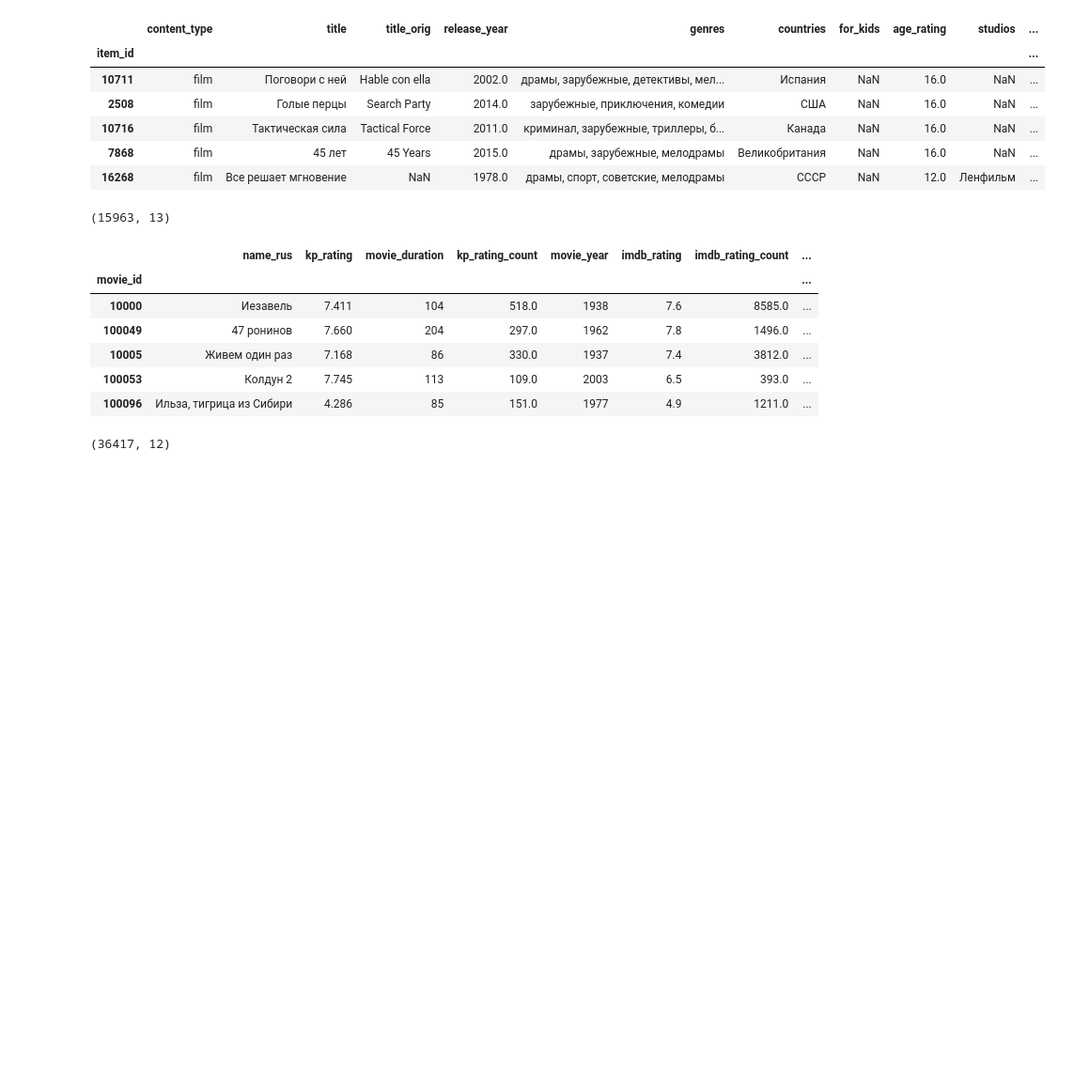
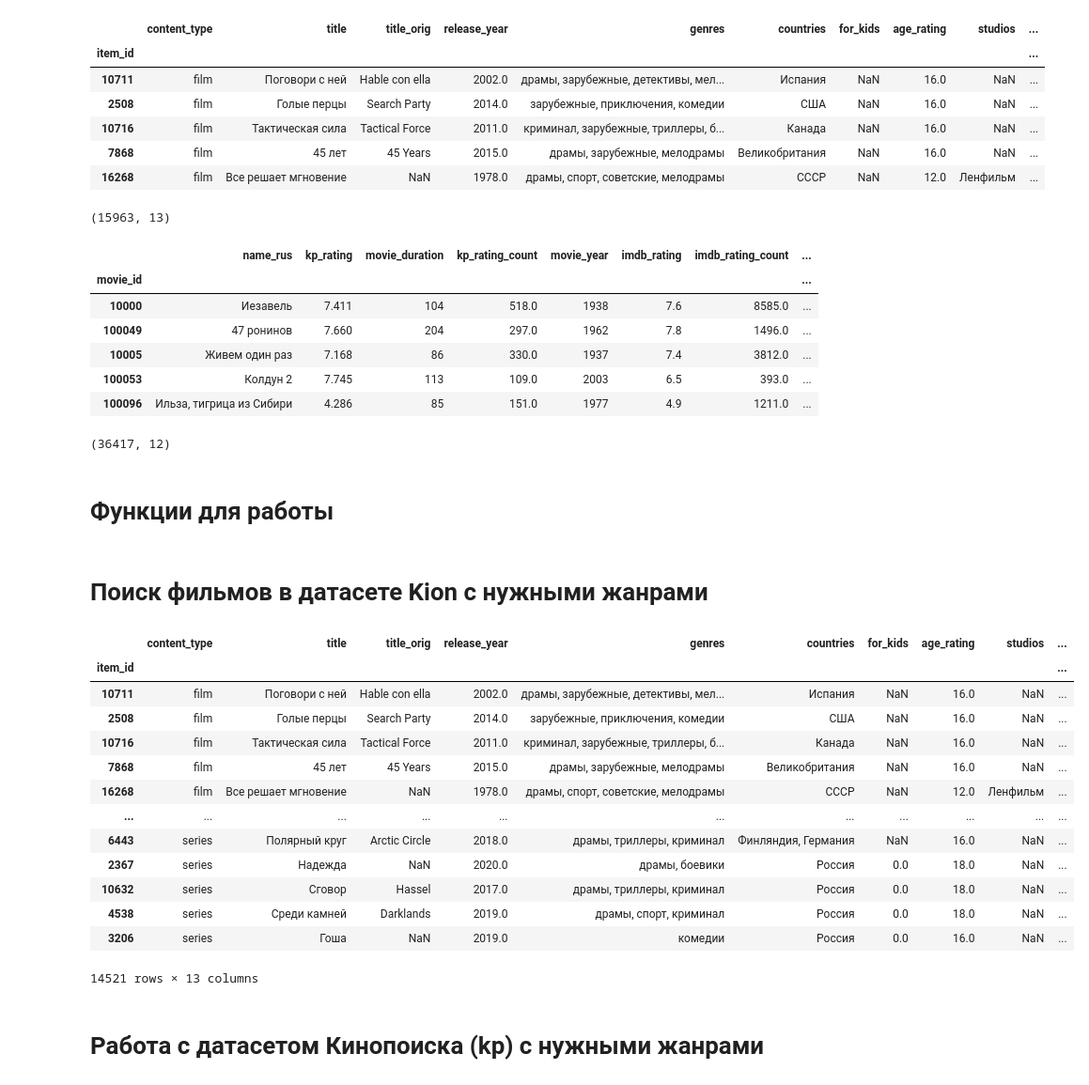
Before and after one commit to dann1erel/movie_rec_system, a Jupyter notebook: services/data_processing.ipynb, the cells around one changed output. Shown at 94% size. Saved outputs shown, nothing was run; the diff lists cells and outputs as text; code cells hidden in the pictures; blank space fills up the shorter version.

```diff
--- a/services/data_processing.ipynb
+++ b/services/data_processing.ipynb
@@ -55,0 +54,50 @@ kp = kp.dropna(subset=['genres'])
+# %% [markdown]
+# Функции для работы
+# %%
+def get_genres(df):
+    genres_raw = df['genres'].unique().tolist()
+    genres = []
+
+    for genre in genres_raw:
+        if ', ' in genre:
+            genres.extend(genre.split(', '))
+        else:
+            genres.append(genre)
+
+    genres = set(genres)
+    i = 0
+    d = {genre: 0 for genre in genres}
+
+    for item in df['genres']:
+        for genre in genres:
+            if genre in item:
+                d[genre] += 1
+    d = list(dict(sorted(d.items(), key=lambda item: item[1], reverse=True)[:20]).keys())
+    return d
+
+
+def get_films_with_genres(df):
+    genres = get_genres(df)
+    pattern = '|'.join(genres)
+    return df[df['genres'].str.contains(pattern, regex=True)]
+# %% [markdown]
+# Поиск фильмов в датасете Kion с нужными жанрами
+# %%
+get_films_with_genres(kion)
+# %% [output]
+|  | content_type | title | title_orig | release_year | genres | countries | for_kids | age_rating | studios | ... |
+| item_id |  |  |  |  |  |  |  |  |  | ... |
+| 10711 | film | Поговори с ней | Hable con ella | 2002.0 | драмы, зарубежные, детективы, мел... | Испания | NaN | 16.0 | NaN | ... |
+| 2508 | film | Голые перцы | Search Party | 2014.0 | зарубежные, приключения, комедии | США | NaN | 16.0 | NaN | ... |
+| 10716 | film | Тактическая сила | Tactical Force | 2011.0 | криминал, зарубежные, триллеры, б... | Канада | NaN | 16.0 | NaN | ... |
+| 7868 | film | 45 лет | 45 Years | 2015.0 | драмы, зарубежные, мелодрамы | Великобритания | NaN | 16.0 | NaN | ... |
+| 16268 | film | Все решает мгновение | NaN | 1978.0 | драмы, спорт, советские, мелодрамы | СССР | NaN | 12.0 | Ленфильм | ... |
+| ... | ... | ... | ... | ... | ... | ... | ... | ... | ... | ... |
+| 6443 | series | Полярный круг | Arctic Circle | 2018.0 | драмы, триллеры, криминал | Финляндия, Германия | NaN | 16.0 | NaN | ... |
+| 2367 | series | Надежда | NaN | 2020.0 | драмы, боевики | Россия | 0.0 | 18.0 | NaN | ... |
+| 10632 | series | Сговор | Hassel | 2017.0 | драмы, триллеры, криминал | Россия | 0.0 | 18.0 | NaN | ... |
+| 4538 | series | Среди камней | Darklands | 2019.0 | драмы, спорт, криминал | Россия | 0.0 | 18.0 | NaN | ... |
+| 3206 | series | Гоша | NaN | 2019.0 | комедии | Россия | 0.0 | 16.0 | NaN | ... |
+14521 rows × 13 columns
+# %% [markdown]
+# Работа с датасетом Кинопоиска (kp) с нужными жанрами
```
Also changed, not shown: parts of 10 cells of this notebook, 5 other files.
